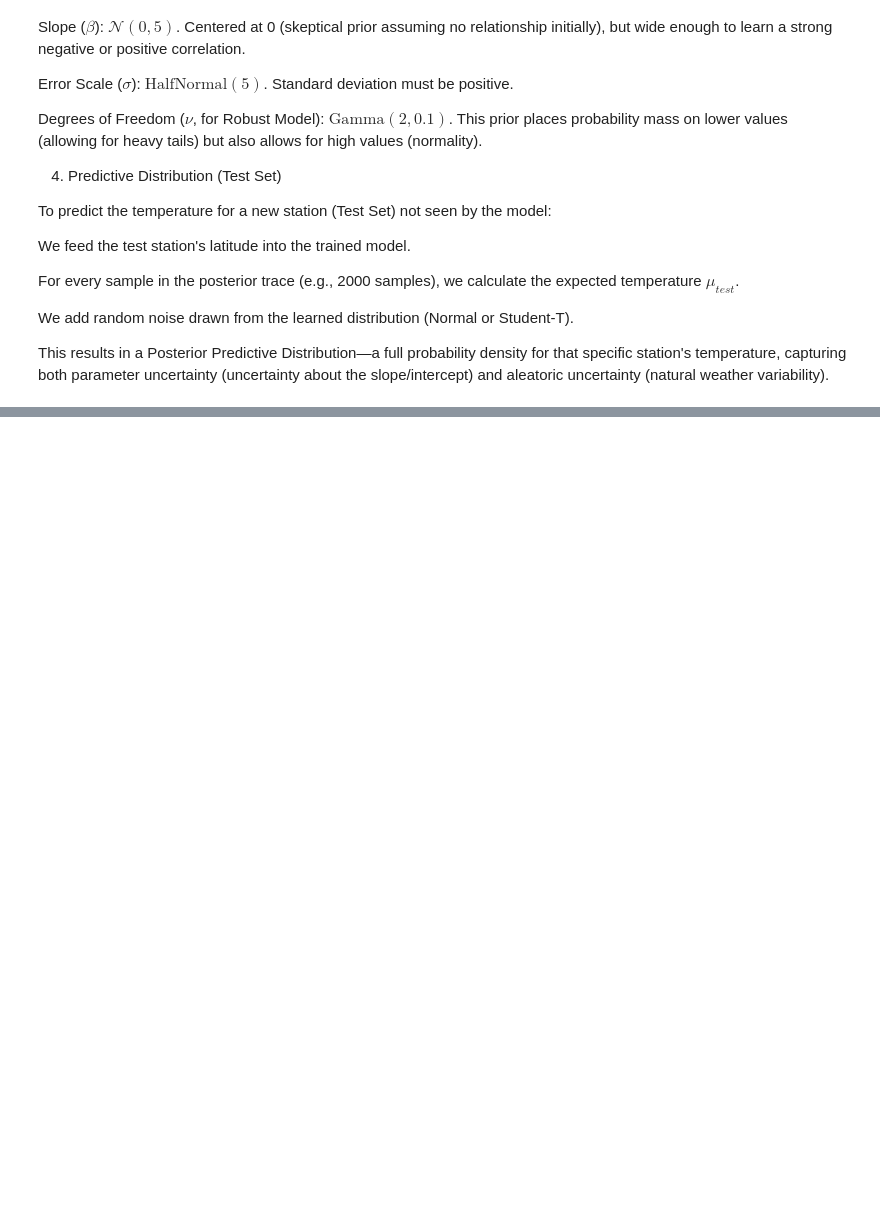
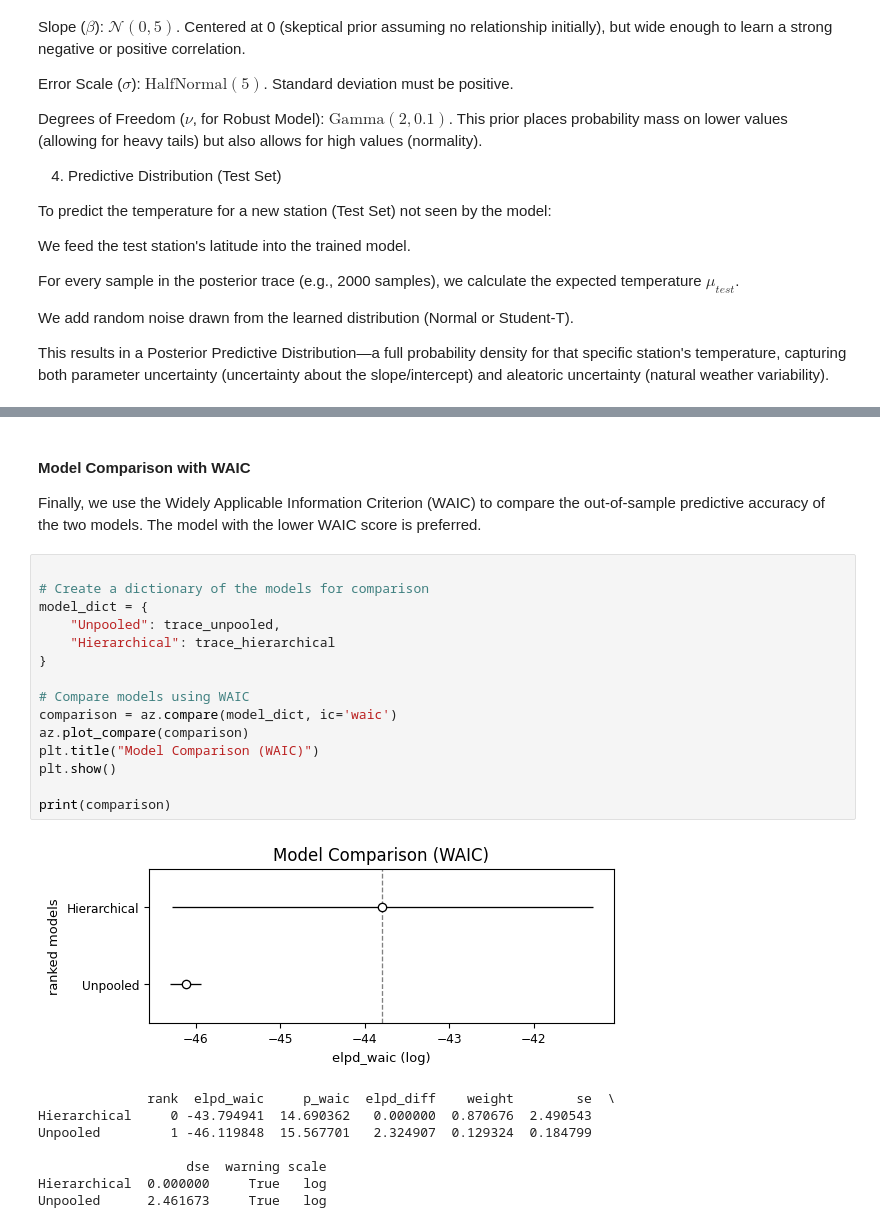
Before and after one commit to ManuCa93/bayesian_final_project, a Jupyter notebook: notebook2.ipynb, the cells around one changed output, grey strips where cells are left out. Drawn from its saved outputs; the diff is of its cells as text; blank space fills up the shorter version.

```diff
--- a/notebook2.ipynb
+++ b/notebook2.ipynb
@@ -602,0 +767,27 @@ Regression Analysis Complete.
+# %% [markdown]
+#### Model Comparison with WAIC
+Finally, we use the Widely Applicable Information Criterion (WAIC) to compare the out-of-sample predictive accuracy of the two models. The model with the lower WAIC score is preferred.
+# %%
+
+# Create a dictionary of the models for comparison
+model_dict = {
+    "Unpooled": trace_unpooled,
+    "Hierarchical": trace_hierarchical
+}
+
+# Compare models using WAIC
+comparison = az.compare(model_dict, ic='waic')
+az.plot_compare(comparison)
+plt.title("Model Comparison (WAIC)")
+plt.show()
+
+print(comparison)
+# %% [output]
+[figure, added]
+              rank  elpd_waic     p_waic  elpd_diff    weight        se  \
+Hierarchical     0 -43.794941  14.690362   0.000000  0.870676  2.490543
+Unpooled         1 -46.119848  15.567701   2.324907  0.129324  0.184799
+
+                   dse  warning scale
+Hierarchical  0.000000     True   log
+Unpooled      2.461673     True   log
```
Also changed, not shown: parts of 11 cells of this notebook.
